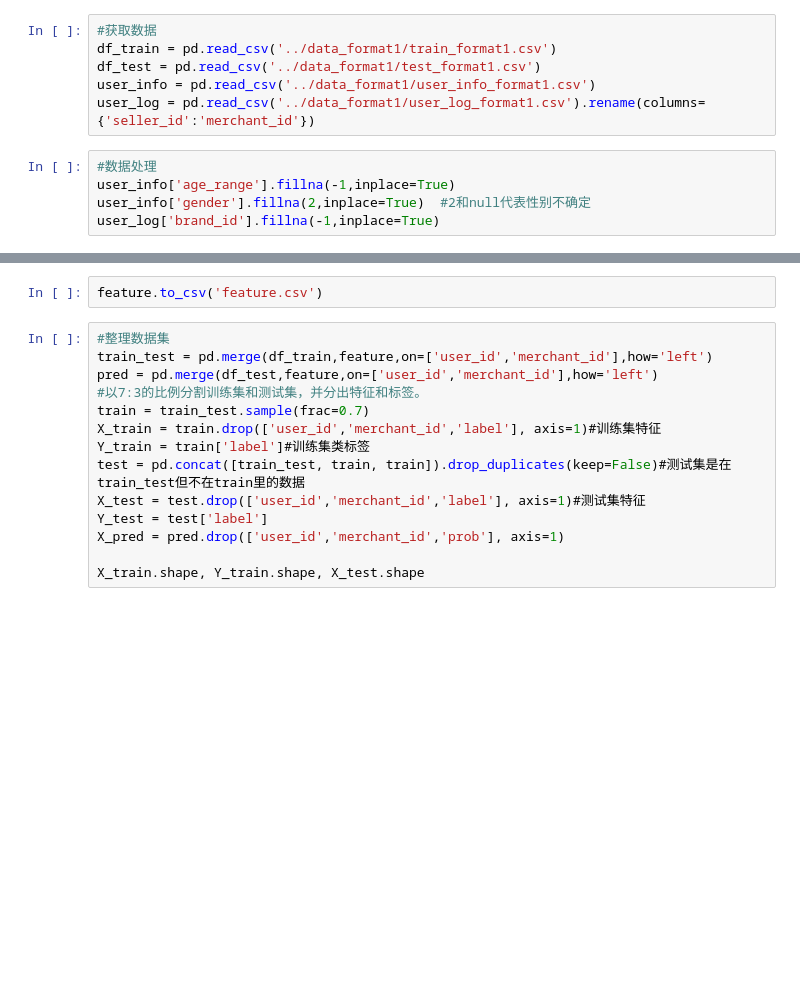
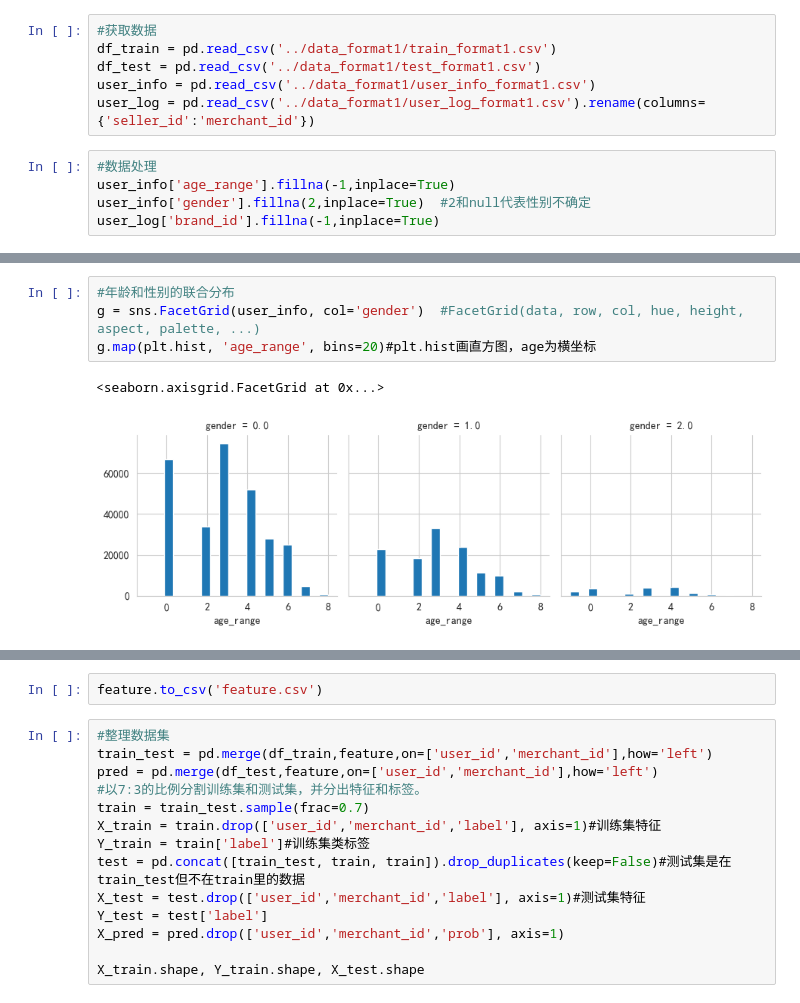
Before and after one commit to zfy2003/mechine-learning, a Jupyter notebook: demo/demo1.ipynb, the cells around one changed output, grey strips where cells are left out. Drawn from its saved outputs; the diff is of its cells as text; blank space fills up the shorter version.

```diff
--- a/demo/demo1.ipynb
+++ b/demo/demo1.ipynb
@@ -16 +52,8 @@ user_log['brand_id'].fillna(-1,inplace=True)
+# %%
+#年龄和性别的联合分布
+g = sns.FacetGrid(user_info, col='gender')  #FacetGrid(data, row, col, hue, height, aspect, palette, ...)
+g.map(plt.hist, 'age_range', bins=20)#plt.hist画直方图，age为横坐标
+# %% [output]
+<seaborn.axisgrid.FacetGrid at 0x...>
+[figure, added]
 # %%
```
Also changed, not shown: parts of 8 cells of this notebook.
